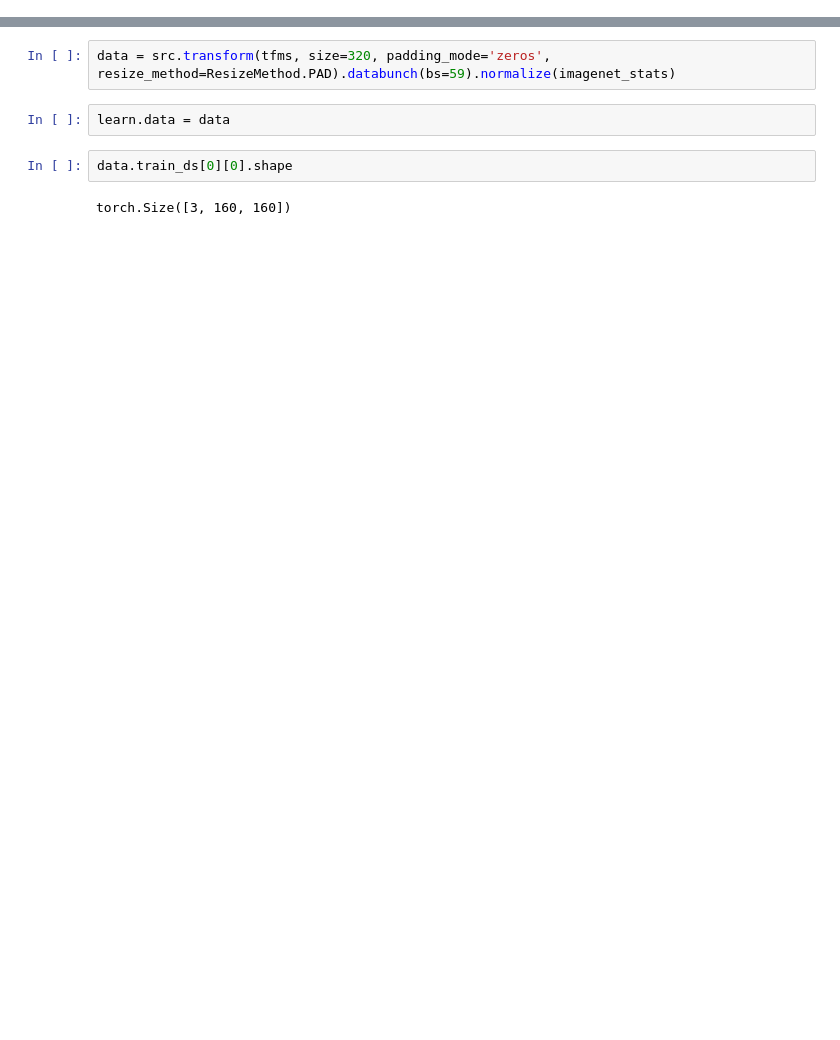
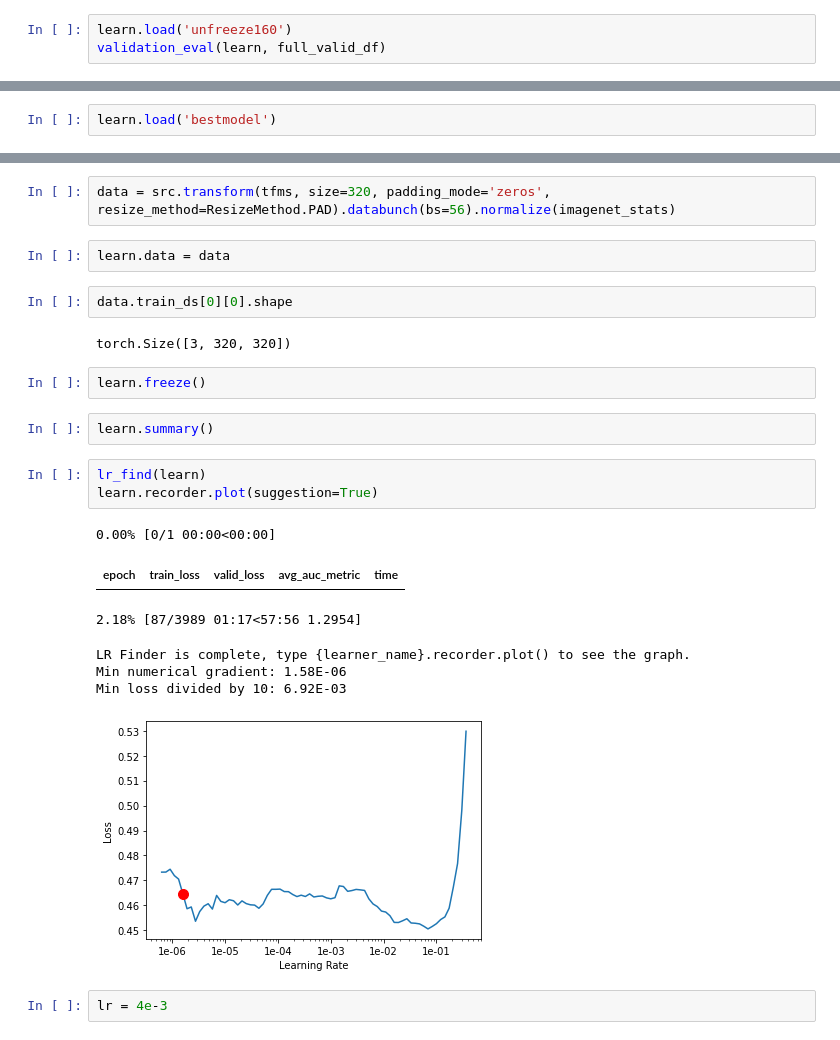
Before and after one commit to SurajK7/ChestAI, a Jupyter notebook: Progressive.ipynb, the cells around one changed output, grey strips where cells are left out. Cells and saved outputs as stored; diff of their text form; blank space fills up the shorter version.

```diff
--- a/Progressive.ipynb
+++ b/Progressive.ipynb
@@ -100,0 +102,3 @@ Better model found at epoch 3 with avg_auc_metric value: 0.8797409765678942.
+# %%
+learn.load('unfreeze160')
+validation_eval(learn, full_valid_df)
@@ -100,0 +115,2 @@ Better model found at epoch 3 with avg_auc_metric value: 0.8797409765678942.
+# %%
+learn.load('bestmodel')
@@ -101,8 +129,25 @@ Better model found at epoch 3 with avg_auc_metric value: 0.8797409765678942.
 # %%
-data = src.transform(tfms, size=320, padding_mode='zeros', resize_method=ResizeMethod.PAD).databunch(bs=59).normalize(imagenet_stats)
+data = src.transform(tfms, size=320, padding_mode='zeros', resize_method=ResizeMethod.PAD).databunch(bs=56).normalize(imagenet_stats)
 # %%
 learn.data = data
 # %%
 data.train_ds[0][0].shape
 # %% [output]
-torch.Size([3, 160, 160])
+torch.Size([3, 320, 320])
+# %%
+learn.freeze()
+# %%
+learn.summary()
+# %%
+lr_find(learn)
+learn.recorder.plot(suggestion=True)
+# %% [output]
+0.00% [0/1 00:00<00:00]
+| epoch | train_loss | valid_loss | avg_auc_metric | time |
+2.18% [87/3989 01:17<57:56 1.2954]
+LR Finder is complete, type {learner_name}.recorder.plot() to see the graph.
+Min numerical gradient: 1.58E-06
+Min loss divided by 10: 6.92E-03
+[figure, added]
+# %%
+lr = 4e-3
```
Also changed, not shown: parts of 5 cells of this notebook, 1 other file.
